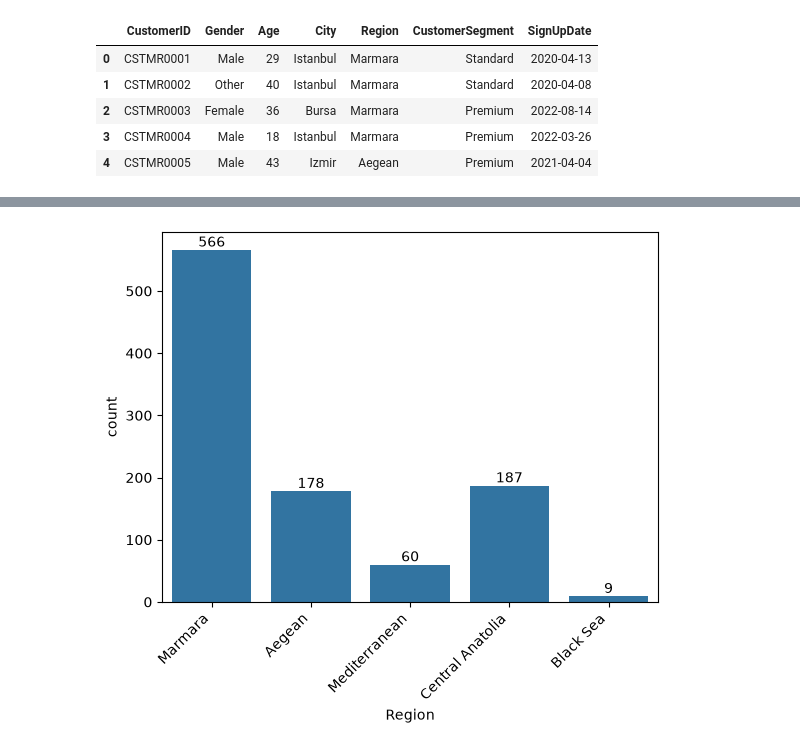
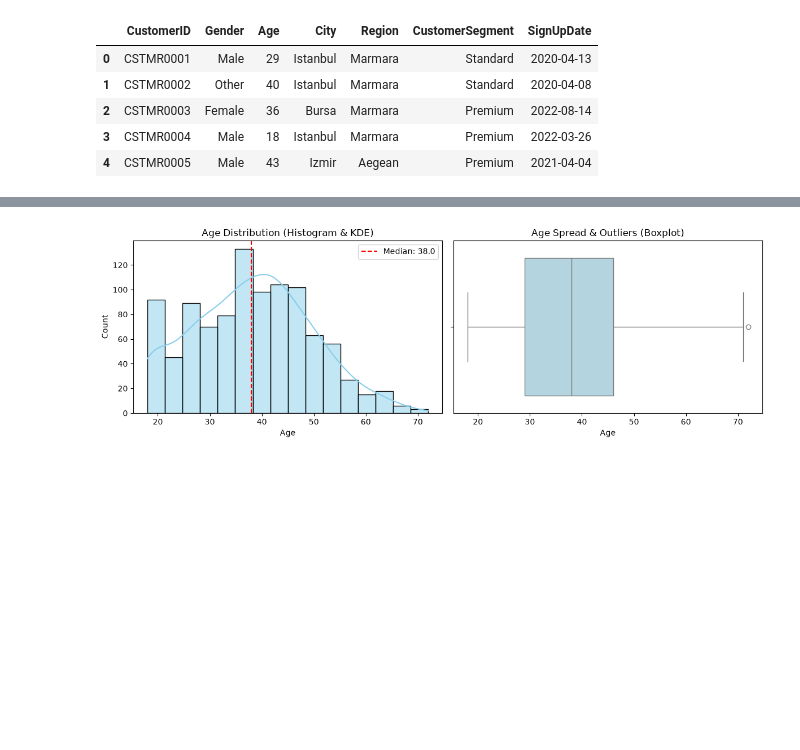
Before and after one commit to geff-ghost/notebooks, a Jupyter notebook: retail_data/MixedKnowledge.ipynb, the cells around one changed output, grey strips where cells are left out. Saved outputs shown, nothing was run; the diff lists cells and outputs as text; code cells hidden in the pictures; blank space fills up the shorter version.

```diff
--- a/retail_data/MixedKnowledge.ipynb
+++ b/retail_data/MixedKnowledge.ipynb
@@ -685,6 +685,13 @@ The numbers tell the real story:
 - **Average price:** 39.68 - this is a genuinely expensive item, and price only ranges $30.81 - $49.62, so it's consistently price high not a rare spike.
 # %% [markdown]
 ## Study on Customers
+# %%
+import pandas as pd
+import sqlite3
+
+customers = pd.read_csv('customers.csv')
+
+conn = sqlite3.connect('retail_store.db')
 # %%
 query = """
 SELECT *
@@ -713,8 +743,22 @@ plt.title('Customer City Distribution');
 # %%
-ax = sns.countplot(data=customers, x='Region')
-for container in ax.containers:
-    ax.bar_label(container)
+mean_age = customers['Age'].mean()
+median_age = customers['Age'].median()
 
-plt.xticks(rotation=45, ha='right');
+fig, axes = plt.subplots(1, 2, figsize=(12, 4))
+
+sns.histplot(data=customers, x='Age', ax=axes[0], kde=True, color='skyblue')
+axes[0].axvline(median_age, color='red', linestyle='--', label=f'Median: {median_age:.1f}')
+axes[0].set_title('Age Distribution (Histogram & KDE)')
+axes[0].set_xlabel('Age')
+axes[0].set_ylabel('Count')
+axes[0].legend()
+
+# Box plot for Central Tendency
+sns.boxplot(data=customers, x='Age', ax=axes[1], color='lightblue')
+axes[1].set_title('Age Spread & Outliers (Boxplot)')
+axes[1].set_xlabel('Age')
+
+plt.tight_layout()
+plt.show()
 # %% [output]
-[figure, old version]
+[figure, new version]
```
Also changed, not shown: parts of 12 cells of this notebook.
